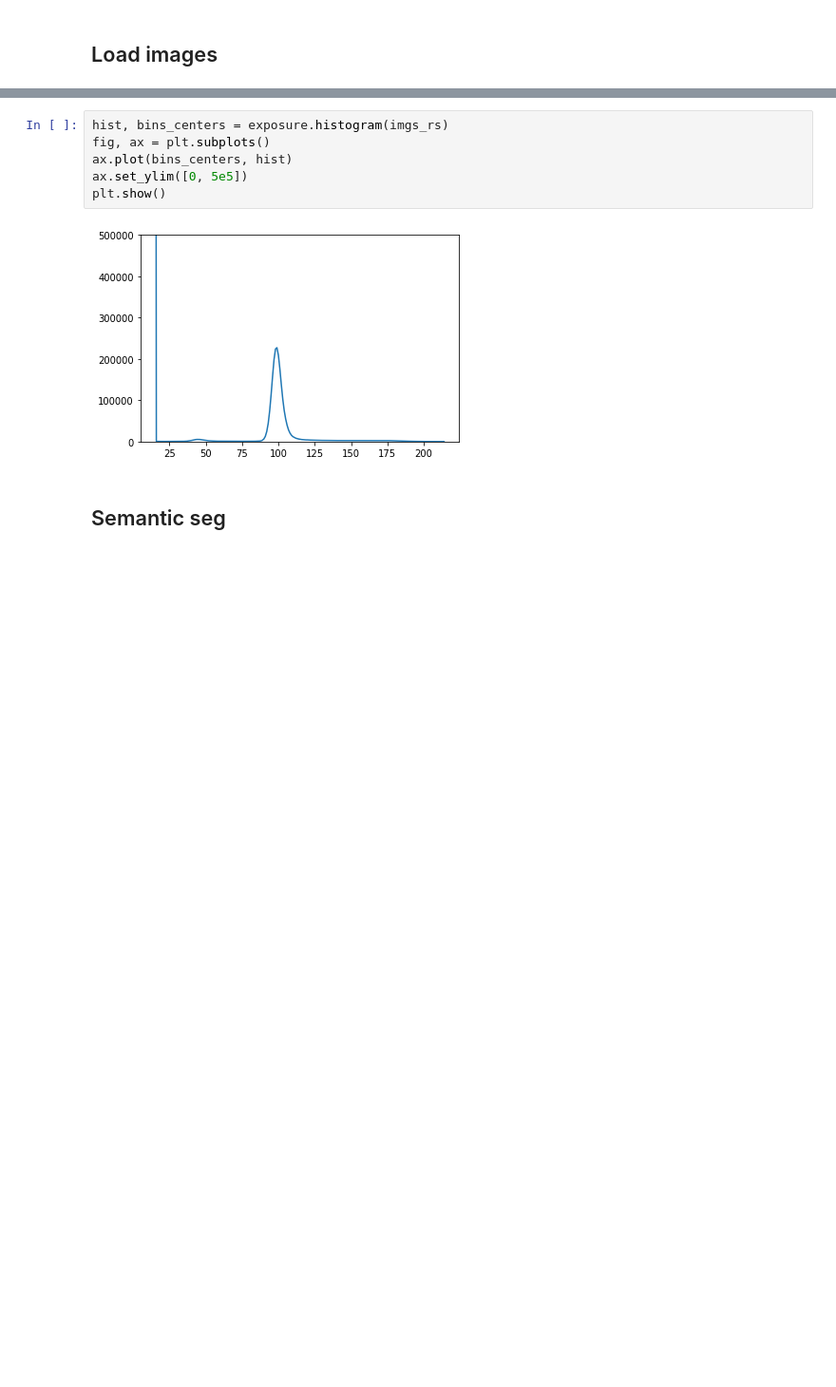
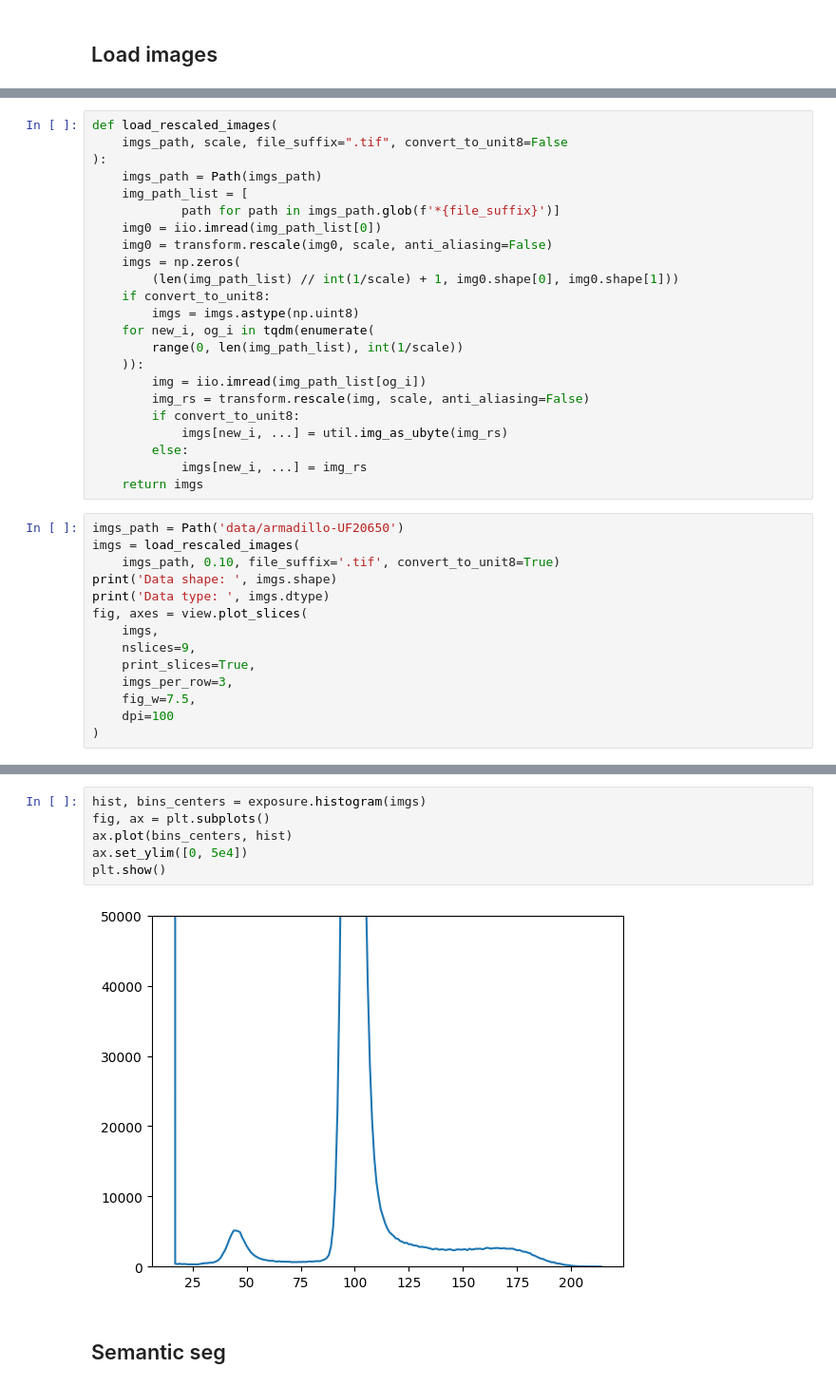
Before and after one commit to GusBusDraws/skeleton-propaganda, a Jupyter notebook: 01-pt-wf.ipynb, the cells around one changed output, grey strips where cells are left out. Shown: that part at 95% size. Saved outputs shown, nothing was run; the diff lists cells and outputs as text; blank space fills up the shorter version.

```diff
--- a/01-pt-wf.ipynb
+++ b/01-pt-wf.ipynb
@@ -59,0 +22,37 @@ Rescaled shape:  (219, 169, 160)
+# %%
+def load_rescaled_images(
+    imgs_path, scale, file_suffix=".tif", convert_to_unit8=False
+):
+    imgs_path = Path(imgs_path)
+    img_path_list = [
+            path for path in imgs_path.glob(f'*{file_suffix}')]
+    img0 = iio.imread(img_path_list[0])
+    img0 = transform.rescale(img0, scale, anti_aliasing=False)
+    imgs = np.zeros(
+        (len(img_path_list) // int(1/scale) + 1, img0.shape[0], img0.shape[1]))
+    if convert_to_unit8:
+        imgs = imgs.astype(np.uint8)
+    for new_i, og_i in tqdm(enumerate(
+        range(0, len(img_path_list), int(1/scale))
+    )):
+        img = iio.imread(img_path_list[og_i])
+        img_rs = transform.rescale(img, scale, anti_aliasing=False)
+        if convert_to_unit8:
+            imgs[new_i, ...] = util.img_as_ubyte(img_rs)
+        else:
+            imgs[new_i, ...] = img_rs
+    return imgs
+# %%
+imgs_path = Path('data/armadillo-UF20650')
+imgs = load_rescaled_images(
+    imgs_path, 0.10, file_suffix='.tif', convert_to_unit8=True)
+print('Data shape: ', imgs.shape)
+print('Data type: ', imgs.dtype)
+fig, axes = view.plot_slices(
+    imgs,
+    nslices=9,
+    print_slices=True,
+    imgs_per_row=3,
+    fig_w=7.5,
+    dpi=100
+)
@@ -60,11 +64,11 @@ Rescaled shape:  (219, 169, 160)
 # %%
-hist, bins_centers = exposure.histogram(imgs_rs)
+hist, bins_centers = exposure.histogram(imgs)
 fig, ax = plt.subplots()
 ax.plot(bins_centers, hist)
-ax.set_ylim([0, 5e5])
+ax.set_ylim([0, 5e4])
 plt.show()
 # %% [output]
-[figure, old version]
+[figure, new version]
 # %% [markdown]
 ## Semantic seg
 # %%
```
Also changed, not shown: parts of 24 cells of this notebook, 1 other file.
